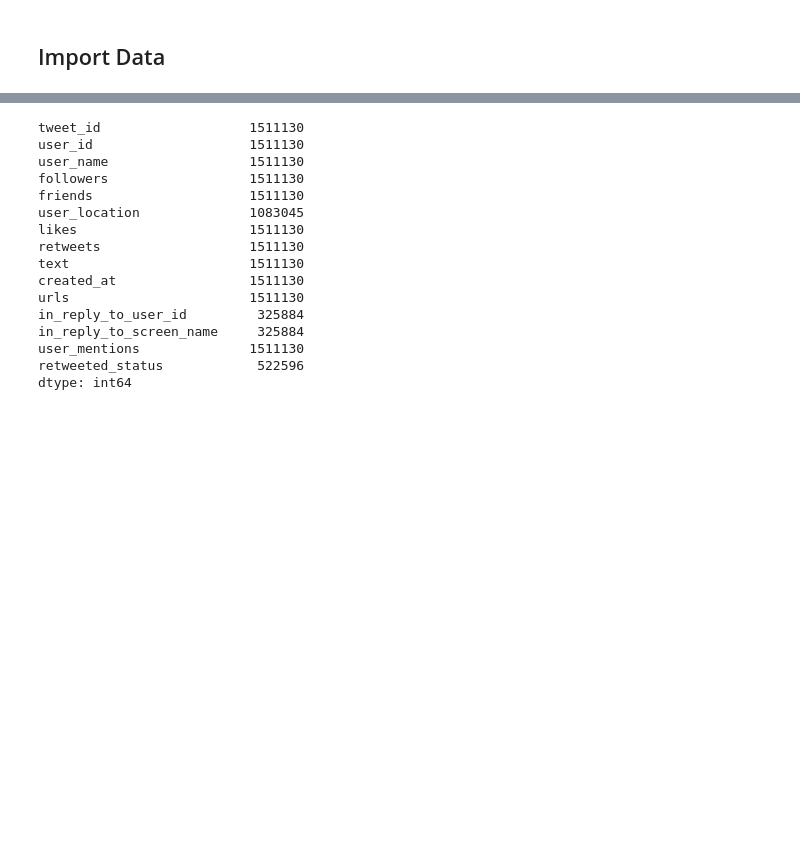
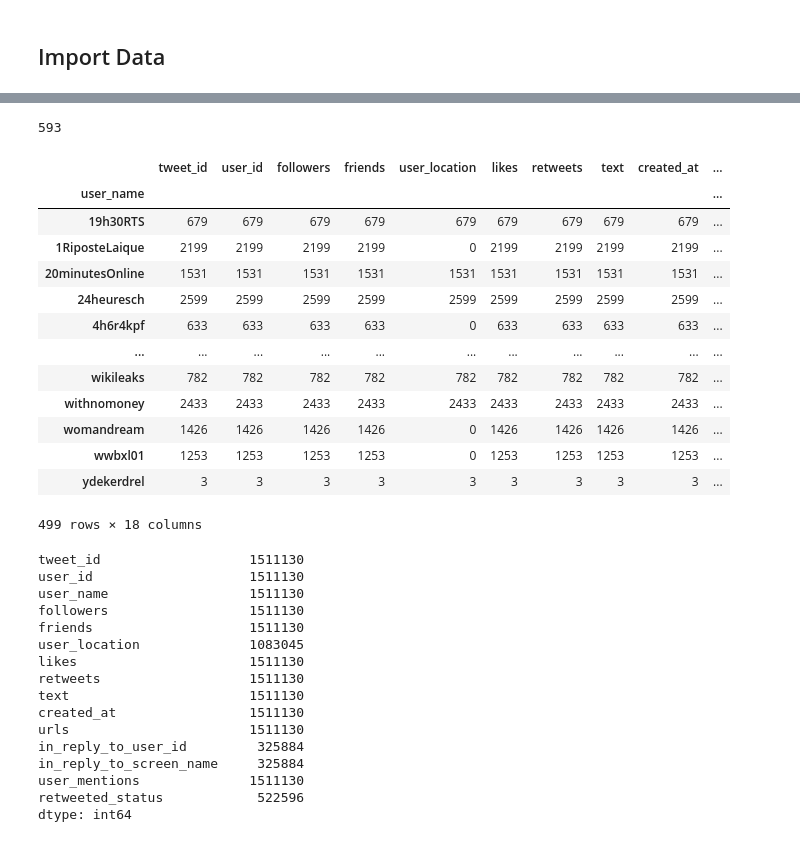
Before and after one commit to JRappaz/Panorama, a Jupyter notebook: notebooks/Interaction Network.ipynb, the cells around one changed output, grey strips where cells are left out. Drawn from its saved outputs; the diff is of its cells as text; code cells hidden in the pictures; blank space fills up the shorter version.

```diff
--- a/notebooks/Interaction Network.ipynb
+++ b/notebooks/Interaction Network.ipynb
@@ -21,11 +31,14 @@ path = r'/mnt/datastore/data/antivax/timelines'
 all_files = glob.glob(path + "/*.csv")
 
 li = []
-
-for filename in all_files:
+count=0
+for i, filename in enumerate(all_files):
     try:
         df = pd.read_csv(filename, index_col=None, header=0)
-        li.append(df)
+        if(df.shape[0] > 1):
+            count+=1
+            print("count = {} - {}/{}\r".format(count, i, len(all_files)), end="")
+            li.append(df)
     except Exception as e:
         print(filename, e)
 
@@ -43,0 +205,7 @@ tweets.head(3)
+# %%
+print(len(tweets['user_id'].unique()))
+
+users_ids = tweets['user_id'].unique()
+users_ids = [str(user_id) for user_id in users_ids]
+# %% [output]
+593
@@ -44,3 +217,20 @@ tweets.head(3)
+# %%
+tweets.groupby('user_name').count()
+# %% [output]
+|  | tweet_id | user_id | followers | friends | user_location | likes | retweets | text | created_at | ... |
+| user_name |  |  |  |  |  |  |  |  |  | ... |
+| 19h30RTS | 679 | 679 | 679 | 679 | 679 | 679 | 679 | 679 | 679 | ... |
+| 1RiposteLaique | 2199 | 2199 | 2199 | 2199 | 0 | 2199 | 2199 | 2199 | 2199 | ... |
+| 20minutesOnline | 1531 | 1531 | 1531 | 1531 | 1531 | 1531 | 1531 | 1531 | 1531 | ... |
+| 24heuresch | 2599 | 2599 | 2599 | 2599 | 2599 | 2599 | 2599 | 2599 | 2599 | ... |
+| 4h6r4kpf | 633 | 633 | 633 | 633 | 0 | 633 | 633 | 633 | 633 | ... |
+| ... | ... | ... | ... | ... | ... | ... | ... | ... | ... | ... |
+| wikileaks | 782 | 782 | 782 | 782 | 782 | 782 | 782 | 782 | 782 | ... |
+| withnomoney | 2433 | 2433 | 2433 | 2433 | 2433 | 2433 | 2433 | 2433 | 2433 | ... |
+| womandream | 1426 | 1426 | 1426 | 1426 | 0 | 1426 | 1426 | 1426 | 1426 | ... |
+| wwbxl01 | 1253 | 1253 | 1253 | 1253 | 0 | 1253 | 1253 | 1253 | 1253 | ... |
+| ydekerdrel | 3 | 3 | 3 | 3 | 3 | 3 | 3 | 3 | 3 | ... |
+499 rows × 18 columns
 # %%
 # Filter to have the same scale
 print(tweets.count())
```
Also changed, not shown: parts of 34 cells of this notebook, 10 other files.
